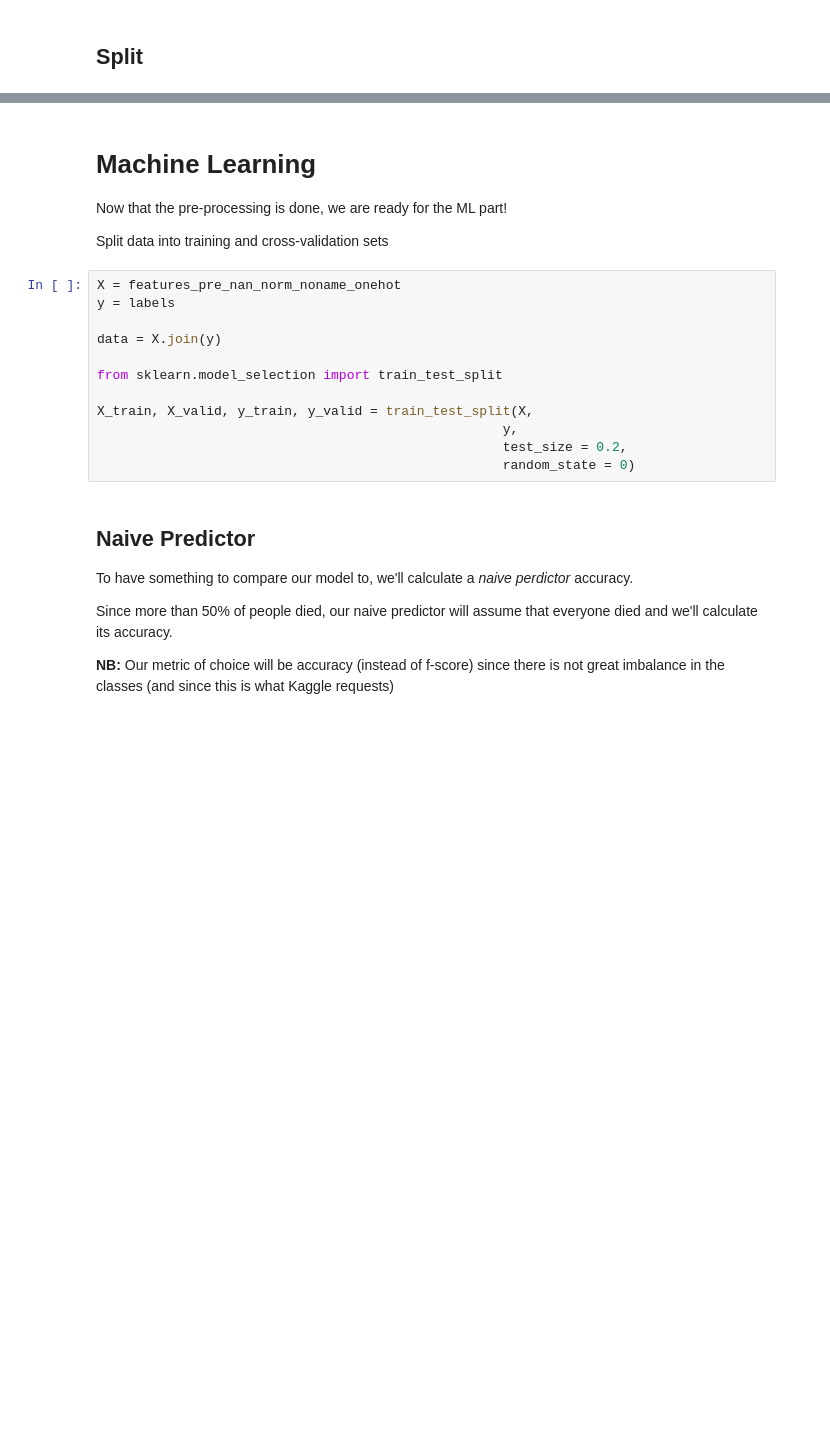
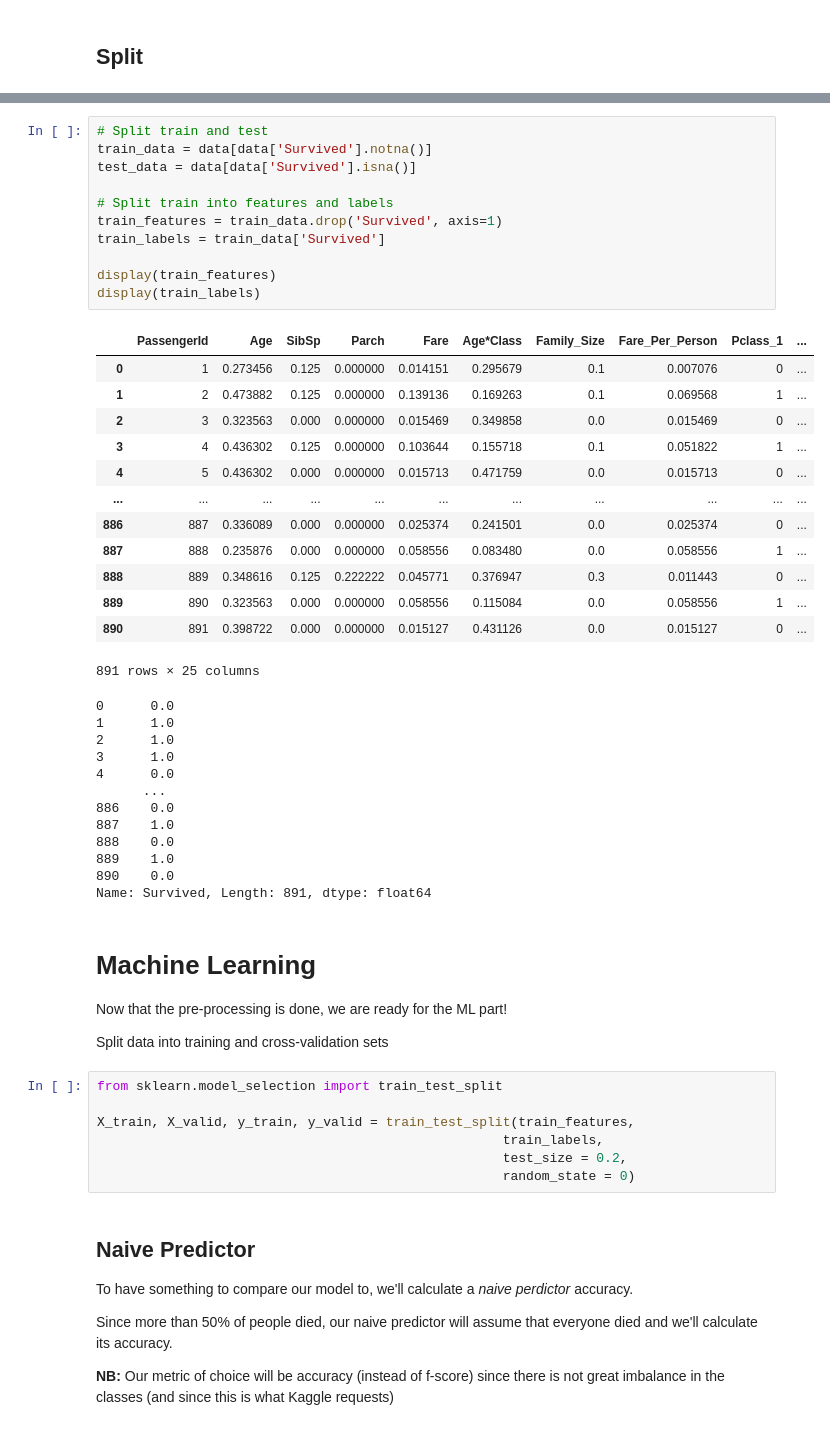
Before and after one commit to johngeorgousis/titanic-kaggle, a Jupyter notebook: main.ipynb, the cells around one changed output, grey strips where cells are left out. Cells and saved outputs as stored; diff of their text form; blank space fills up the shorter version.

Commit message:
Feat: train models with new data (phase 1)

```diff
--- a/main.ipynb
+++ b/main.ipynb
@@ -401,3 +368,40 @@ display(features_pre_nan.head(5))
+# %%
+# Split train and test
+train_data = data[data['Survived'].notna()]
+test_data = data[data['Survived'].isna()]
+
+# Split train into features and labels
+train_features = train_data.drop('Survived', axis=1)
+train_labels = train_data['Survived']
+
+display(train_features)
+display(train_labels)
+# %% [output]
+|  | PassengerId | Age | SibSp | Parch | Fare | Age*Class | Family_Size | Fare_Per_Person | Pclass_1 | ... |
+| 0 | 1 | 0.273456 | 0.125 | 0.000000 | 0.014151 | 0.295679 | 0.1 | 0.007076 | 0 | ... |
+| 1 | 2 | 0.473882 | 0.125 | 0.000000 | 0.139136 | 0.169263 | 0.1 | 0.069568 | 1 | ... |
+| 2 | 3 | 0.323563 | 0.000 | 0.000000 | 0.015469 | 0.349858 | 0.0 | 0.015469 | 0 | ... |
+| 3 | 4 | 0.436302 | 0.125 | 0.000000 | 0.103644 | 0.155718 | 0.1 | 0.051822 | 1 | ... |
+| 4 | 5 | 0.436302 | 0.000 | 0.000000 | 0.015713 | 0.471759 | 0.0 | 0.015713 | 0 | ... |
+| ... | ... | ... | ... | ... | ... | ... | ... | ... | ... | ... |
+| 886 | 887 | 0.336089 | 0.000 | 0.000000 | 0.025374 | 0.241501 | 0.0 | 0.025374 | 0 | ... |
+| 887 | 888 | 0.235876 | 0.000 | 0.000000 | 0.058556 | 0.083480 | 0.0 | 0.058556 | 1 | ... |
+| 888 | 889 | 0.348616 | 0.125 | 0.222222 | 0.045771 | 0.376947 | 0.3 | 0.011443 | 0 | ... |
+| 889 | 890 | 0.323563 | 0.000 | 0.000000 | 0.058556 | 0.115084 | 0.0 | 0.058556 | 1 | ... |
+| 890 | 891 | 0.398722 | 0.000 | 0.000000 | 0.015127 | 0.431126 | 0.0 | 0.015127 | 0 | ... |
+891 rows × 25 columns
+0      0.0
+1      1.0
+2      1.0
+3      1.0
+4      0.0
+      ...
+886    0.0
+887    1.0
+888    0.0
+889    1.0
+890    0.0
+Name: Survived, Length: 891, dtype: float64
 # %% [markdown]
 # Machine Learning
 
@@ -405,15 +409,10 @@ Now that the pre-processing is done, we are ready for the ML part!
 
 Split data into training and cross-validation sets
 # %%
-X = features_pre_nan_norm_noname_onehot
-y = labels
-
-data = X.join(y)
-
 from sklearn.model_selection import train_test_split
 
-X_train, X_valid, y_train, y_valid = train_test_split(X,
-                                                    y,
+X_train, X_valid, y_train, y_valid = train_test_split(train_features,
+                                                    train_labels,
                                                     test_size = 0.2,
                                                     random_state = 0)
 # %% [markdown]
```
Also changed, not shown: parts of 13 cells of this notebook.
